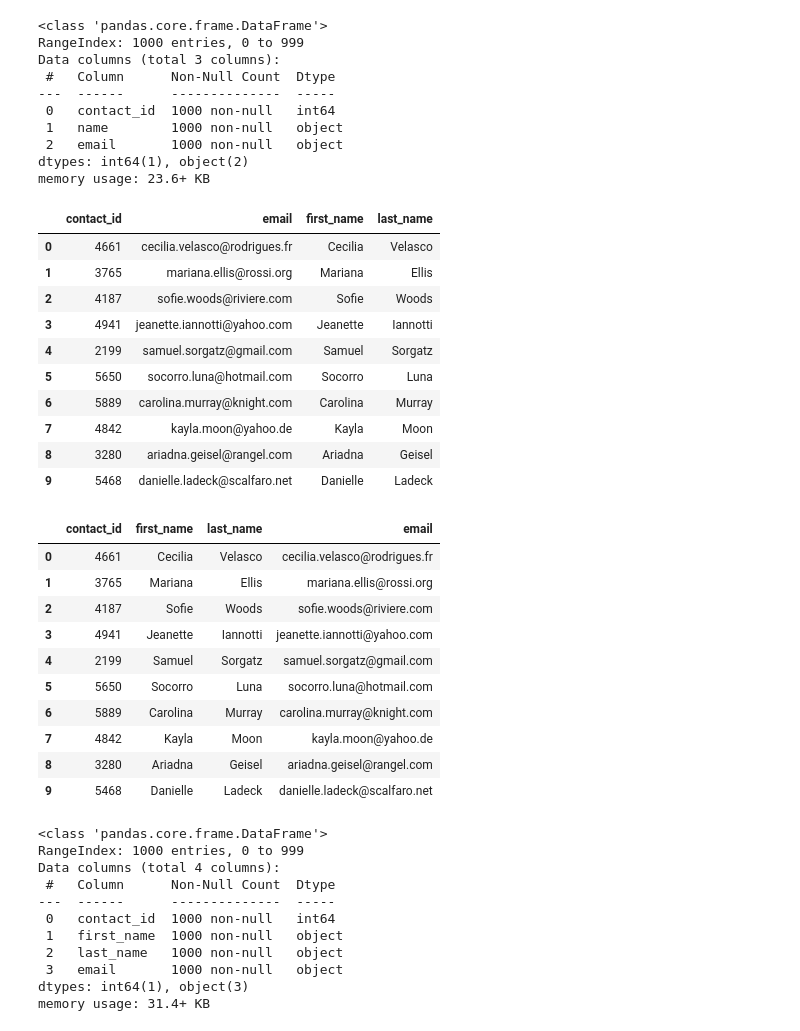
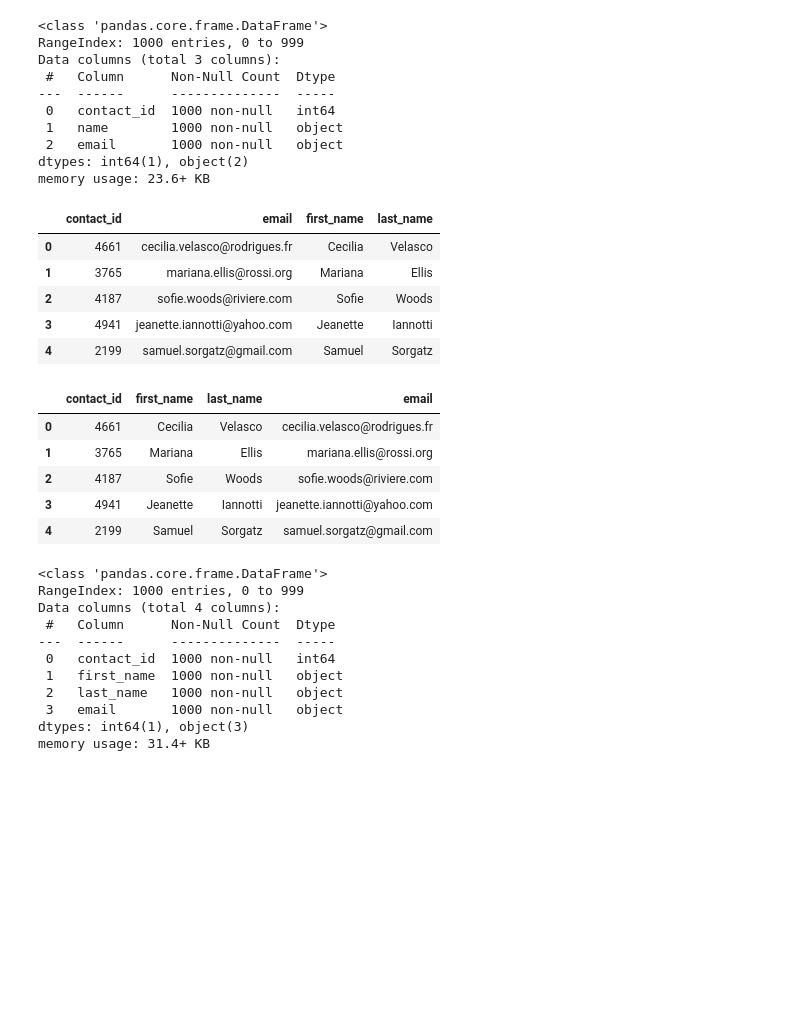
Before and after one commit to martabaker/ds_project_2_group_19, a Jupyter notebook: Starter_Files/ETL_Mini_Project_Starter_Code.ipynb, the cells around one changed output. Drawn from its saved outputs; the diff is of its cells as text; code cells hidden in the pictures; blank space fills up the shorter version.

Commit message:
Contacts CSV created and saved
Campaign CSV included here

```diff
--- a/Starter_Files/ETL_Mini_Project_Starter_Code.ipynb
+++ b/Starter_Files/ETL_Mini_Project_Starter_Code.ipynb
@@ -362,0 +334,11 @@ print(dict_values)
+# %%
+# Stringify the contact_info_df
+contact_string = contact_info_df.to_string(header=1, index=False).\
+replace("\n", ",").\
+strip("                     contact_info                 ,")
+
+# Making the contact_string a list of dictionaries by enclosing the dictionaries in brackets
+contact_string = "[" + contact_string + "]"
+
+# calling the string
+contact_string
@@ -362,0 +347,6 @@ print(dict_values)
+# %%
+# Gotten with help from ChatGPT
+contact_list = json.loads(contact_string)
+
+contact_df = pd.DataFrame(contact_list)
+contact_df.head()
@@ -375,23 +373,22 @@ dtypes: int64(1), object(2)
 memory usage: 23.6+ KB
 # %%
 # Create a "first"name" and "last_name" column with the first and last names from the "name" column.
+contact_df[["first_name", 'last_name']] = contact_df["name"].str.split(" ", expand=True)
 
-
-# Drop the contact_name column
+# Dropping the name column
+contact_df.drop(columns=["name"], inplace=True)
+contact_df.head()
 # %% [output]
 |  | contact_id | email | first_name | last_name |
 | 0 | 4661 | cecilia.velasco@rodrigues.fr | Cecilia | Velasco |
 | 1 | 3765 | mariana.ellis@rossi.org | Mariana | Ellis |
 | 2 | 4187 | sofie.woods@riviere.com | Sofie | Woods |
 | 3 | 4941 | jeanette.iannotti@yahoo.com | Jeanette | Iannotti |
 | 4 | 2199 | samuel.sorgatz@gmail.com | Samuel | Sorgatz |
-| 5 | 5650 | socorro.luna@hotmail.com | Socorro | Luna |
-| 6 | 5889 | carolina.murray@knight.com | Carolina | Murray |
-| 7 | 4842 | kayla.moon@yahoo.de | Kayla | Moon |
-| 8 | 3280 | ariadna.geisel@rangel.com | Ariadna | Geisel |
-| 9 | 5468 | danielle.ladeck@scalfaro.net | Danielle | Ladeck |
 # %%
 # Reorder the columns
+contacts_df_clean = contact_df[["contact_id", "first_name", "last_name", "email"]]
+contacts_df_clean.head()
 # %% [output]
 |  | contact_id | first_name | last_name | email |
 | 0 | 4661 | Cecilia | Velasco | cecilia.velasco@rodrigues.fr |
@@ -399,10 +396,5 @@ memory usage: 23.6+ KB
 | 2 | 4187 | Sofie | Woods | sofie.woods@riviere.com |
 | 3 | 4941 | Jeanette | Iannotti | jeanette.iannotti@yahoo.com |
 | 4 | 2199 | Samuel | Sorgatz | samuel.sorgatz@gmail.com |
-| 5 | 5650 | Socorro | Luna | socorro.luna@hotmail.com |
-| 6 | 5889 | Carolina | Murray | carolina.murray@knight.com |
-| 7 | 4842 | Kayla | Moon | kayla.moon@yahoo.de |
-| 8 | 3280 | Ariadna | Geisel | ariadna.geisel@rangel.com |
-| 9 | 5468 | Danielle | Ladeck | danielle.ladeck@scalfaro.net |
 # %%
 # Check the datatypes one more time before exporting as CSV file.
```
Also changed, not shown: parts of 24 cells of this notebook, 2 other files.
